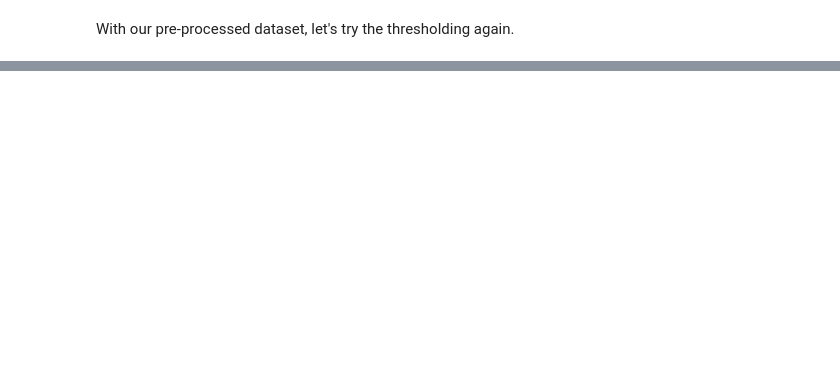
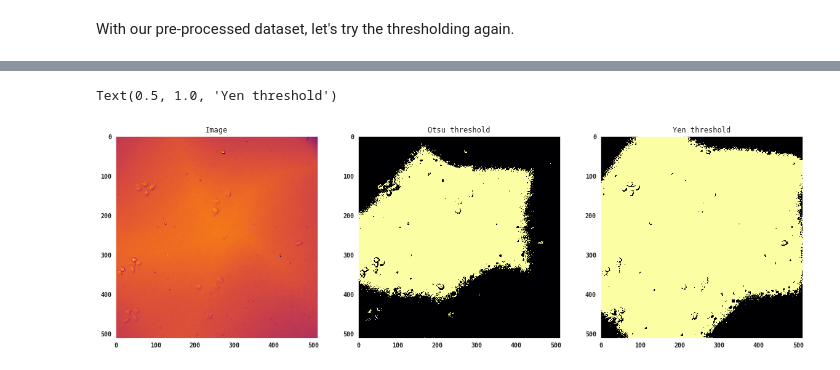
Before and after one commit to DataLucence/StanfordBIOS254-2019, a Jupyter notebook: Code/Lesson2_Preprocessing.ipynb, the cells around one changed output, grey strips where cells are left out. Saved outputs shown, nothing was run; the diff lists cells and outputs as text; code cells hidden in the pictures; blank space fills up the shorter version.

```diff
--- a/Code/Lesson2_Preprocessing.ipynb
+++ b/Code/Lesson2_Preprocessing.ipynb
@@ -346,0 +302,21 @@ def mask_im(im, threshold):
+# %%
+channel = 'DIC'
+
+thresh_otsu = threshold_otsu(data[channel])
+thresh_yen = threshold_yen(data[channel])
+
+mask_otsu = get_mask(data[channel], thresh_otsu)
+mask_yen = get_mask(data[channel], thresh_yen)
+
+fig, ax = plt.subplots(1, 3, figsize=(20, 10))
+ax[0].imshow(data[channel])
+ax[0].set_title('Image')
+
+ax[1].imshow(mask_otsu, vmin=0, vmax=1)
+ax[1].set_title('Otsu threshold')
+
+ax[2].imshow(mask_yen, vmin=0, vmax=1)
+ax[2].set_title('Yen threshold')
+# %% [output]
+Text(0.5, 1.0, 'Yen threshold')
+[figure, added]
```
Also changed, not shown: parts of 23 cells of this notebook.
